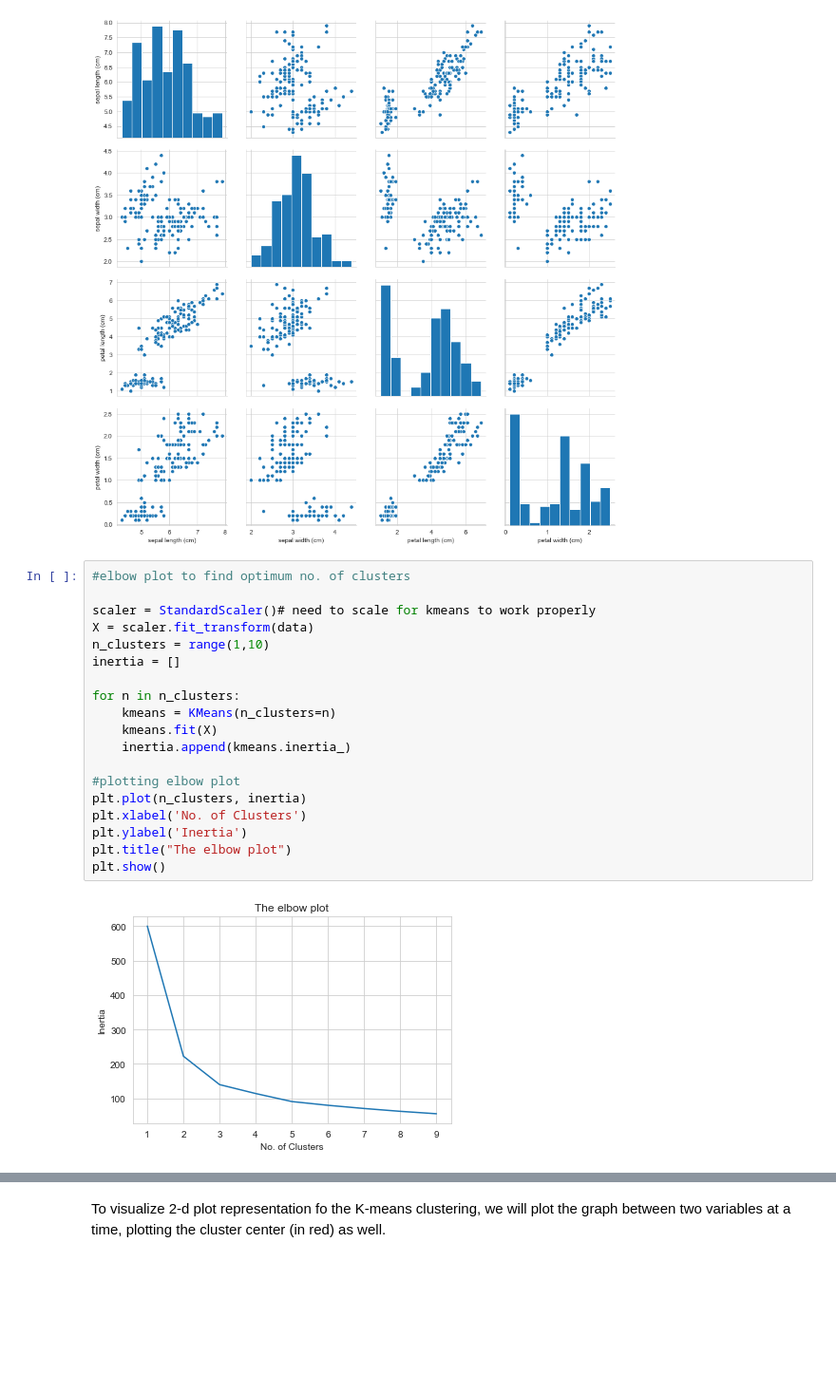
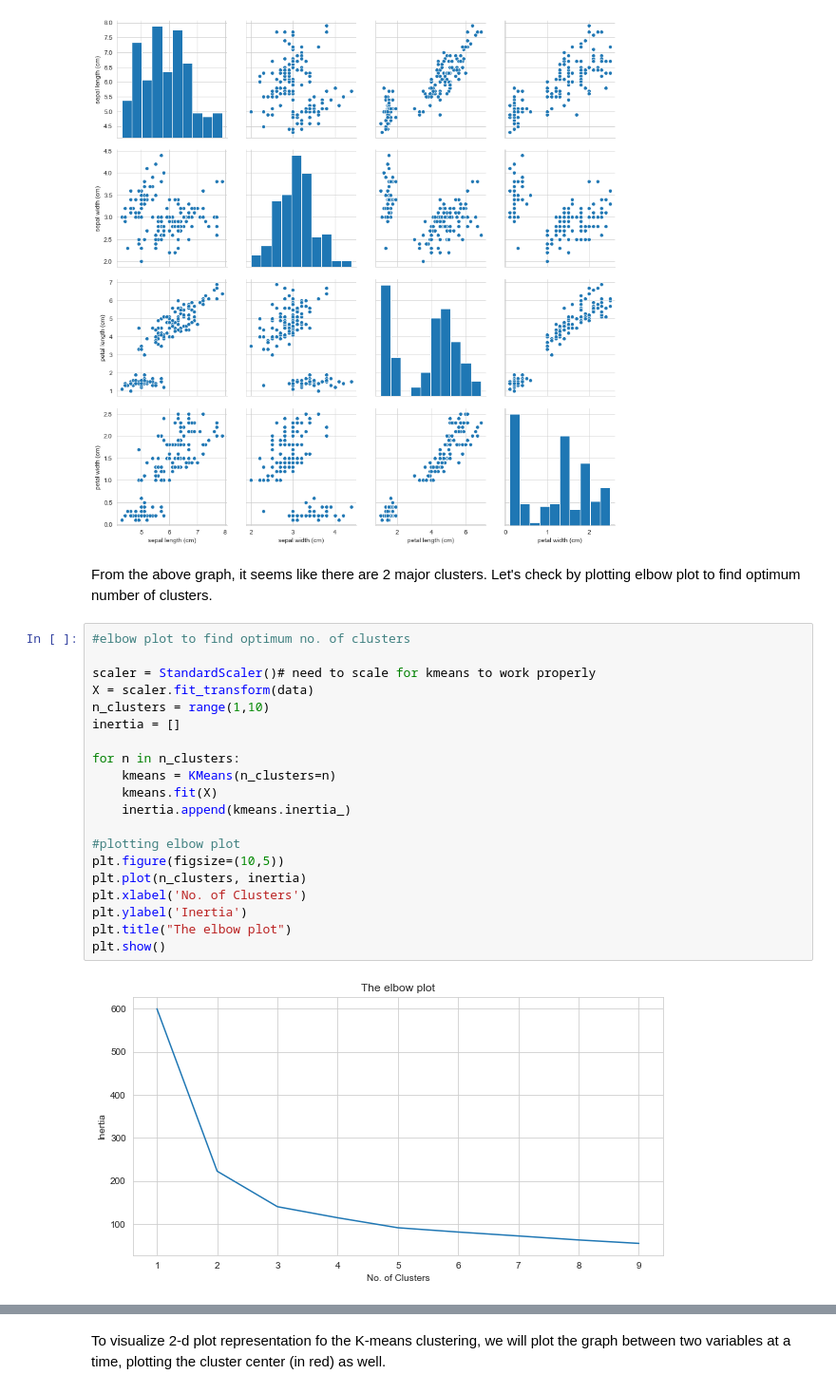
Before and after one commit to ashwanimehra/Kmeans-clustering-on-iris-dataset, a Jupyter notebook: K-means Clustering .ipynb, the cells around one changed output, grey strips where cells are left out. Shown at 95% size. Saved outputs shown, nothing was run; the diff lists cells and outputs as text; blank space fills up the shorter version.

```diff
--- a/K-means Clustering .ipynb
+++ b/K-means Clustering .ipynb
@@ -46,25 +53,28 @@ sns.pairplot(data,size=3);
 plt.show()
 # %% [output]
 [figure]
+# %% [markdown]
+From the above graph, it seems like there are 2 major clusters. Let's check by plotting elbow plot to find optimum number of clusters.
 # %%
 #elbow plot to find optimum no. of clusters
 
 scaler = StandardScaler()# need to scale for kmeans to work properly
 X = scaler.fit_transform(data)
 n_clusters = range(1,10)
 inertia = []
 
 for n in n_clusters:
     kmeans = KMeans(n_clusters=n)
     kmeans.fit(X)
     inertia.append(kmeans.inertia_)
 
 #plotting elbow plot
+plt.figure(figsize=(10,5))
 plt.plot(n_clusters, inertia)
 plt.xlabel('No. of Clusters')
 plt.ylabel('Inertia')
 plt.title("The elbow plot")
 plt.show()
 # %% [output]
-[figure, old version]
+[figure, new version]
 # %% [markdown]
```
Also changed, not shown: parts of 12 cells of this notebook.
